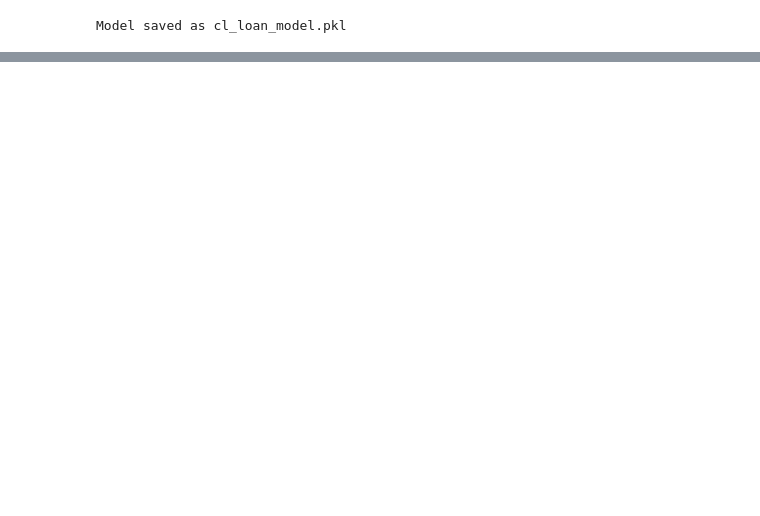
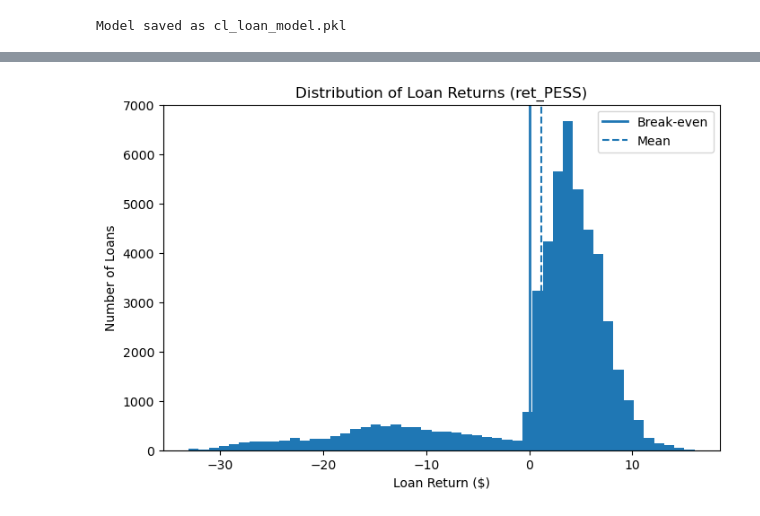
Before and after one commit to ol021/ml-api-project, a Jupyter notebook: Bucknell_Lending_Club_HistoricalLoan_Data.ipynb, the cells around one changed output, grey strips where cells are left out. Saved outputs shown, nothing was run; the diff lists cells and outputs as text; code cells hidden in the pictures; blank space fills up the shorter version.

```diff
--- a/Bucknell_Lending_Club_HistoricalLoan_Data.ipynb
+++ b/Bucknell_Lending_Club_HistoricalLoan_Data.ipynb
@@ -1173,0 +2029,16 @@ Model saved as cl_loan_model.pkl
+# %%
+plt.figure(figsize=(8,5))
+
+plt.hist(df['ret_PESS'], bins=50)
+
+plt.axvline(0, linestyle='-', linewidth=2, label='Break-even')
+plt.axvline(df['ret_PESS'].mean(), linestyle='--', label='Mean')
+
+plt.xlabel('Loan Return ($)')
+plt.ylabel('Number of Loans')
+plt.title('Distribution of Loan Returns (ret_PESS)')
+plt.legend()
+
+plt.show()
+# %% [output]
+[figure, added]
```
Also changed, not shown: parts of 57 cells of this notebook, 3 other files.
